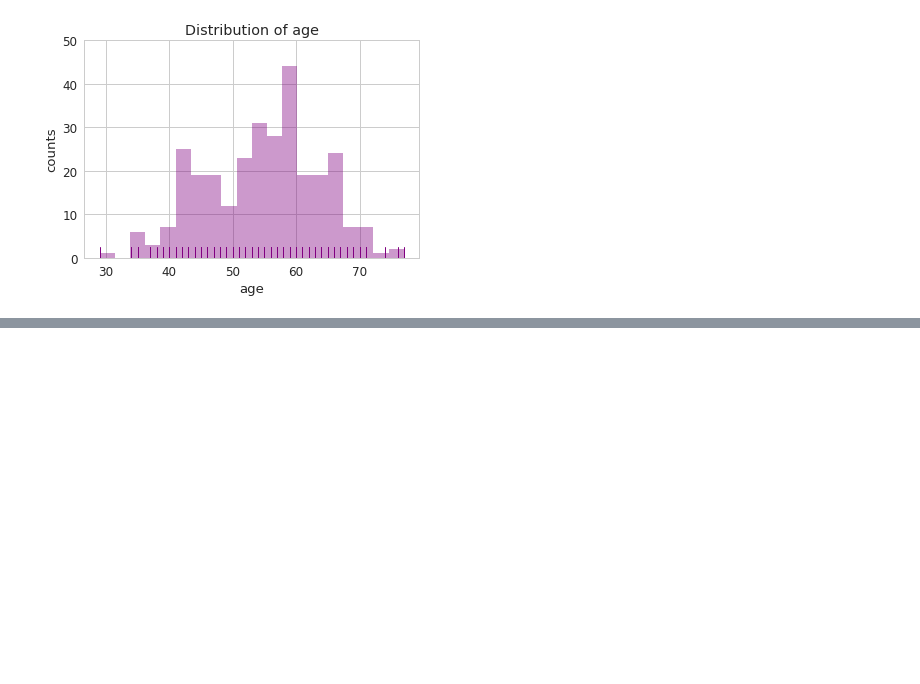
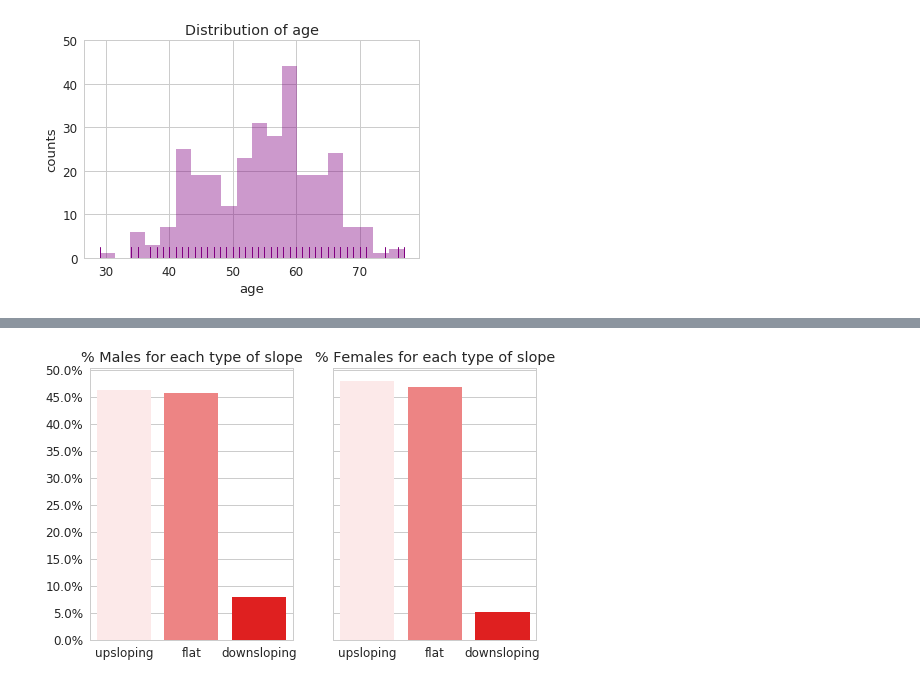
Before and after one commit to Nilabhra/jacobs_da_2017, a Jupyter notebook: assignment_1/assignment1.ipynb, the cells around one changed output, grey strips where cells are left out. Saved outputs shown, nothing was run; the diff lists cells and outputs as text; code cells hidden in the pictures; blank space fills up the shorter version.

```diff
--- a/assignment_1/assignment1.ipynb
+++ b/assignment_1/assignment1.ipynb
@@ -92,0 +104,22 @@ _ = fig.set_title('Distribution of resting blood pressure')
+# %%
+f, (ax1, ax2) = plt.subplots(1, 2, sharey=True)
+f.set_size_inches(8, 5)
+slope_male = data[data['sex'] == 1]['slope']
+count_male = Counter(slope_male.values)
+x = ['upsloping', 'flat', 'downsloping']
+y_male = [count_male[i] for i in [1.0, 2.0, 3.0]]
+y_male = ((np.array(y_male) / slope_male.shape[0]) * 100)
+
+slope_female = data[data['sex'] == 0]['slope']
+count_female = Counter(slope_female.values)
+y_female = [count_female[i] for i in [1.0, 2.0, 3.0]]
+y_female = ((np.array(y_female) / slope_female.shape[0]) * 100)
+with sns.color_palette(sns.light_palette("red", 3)):
+    sns.barplot(x=x, y=y_male, ax=ax1)
+    sns.barplot(x=x, y=y_female, ax=ax2)
+ax1.set_yticks(np.arange(0, 55, 5))
+_ = ax1.set_yticklabels(['{:3.1f}%'.format(x) for x in ax1.get_yticks()])
+_ = ax1.set_title('% Males for each type of slope')
+_ = ax2.set_title('% Females for each type of slope')
+# %% [output]
+[figure, added]
```
Also changed, not shown: parts of 6 cells of this notebook.
